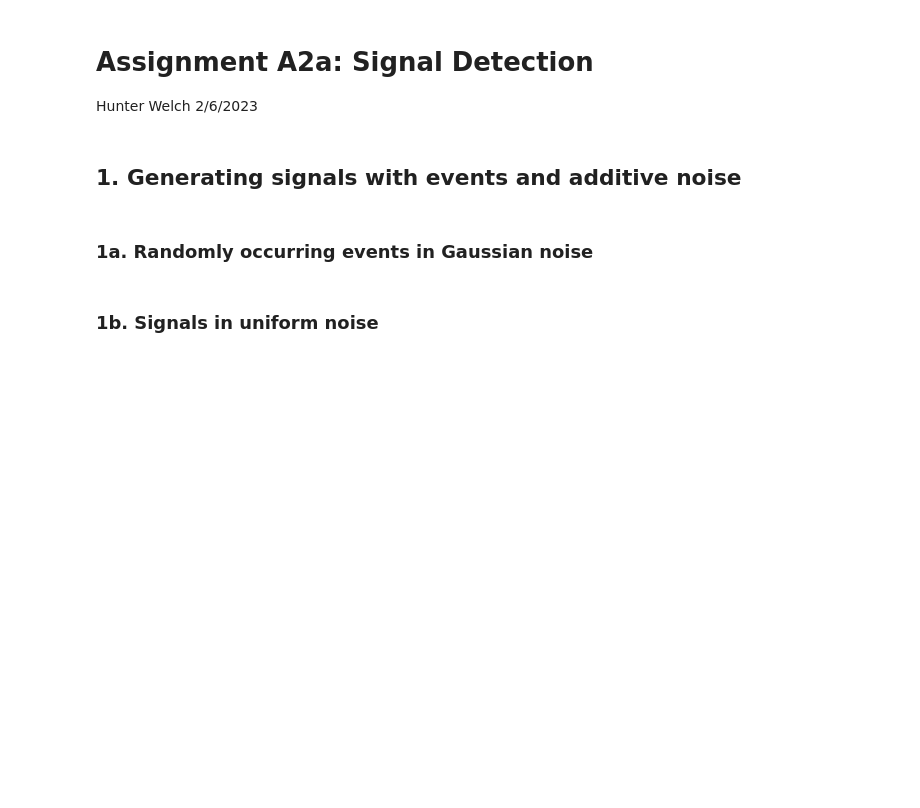
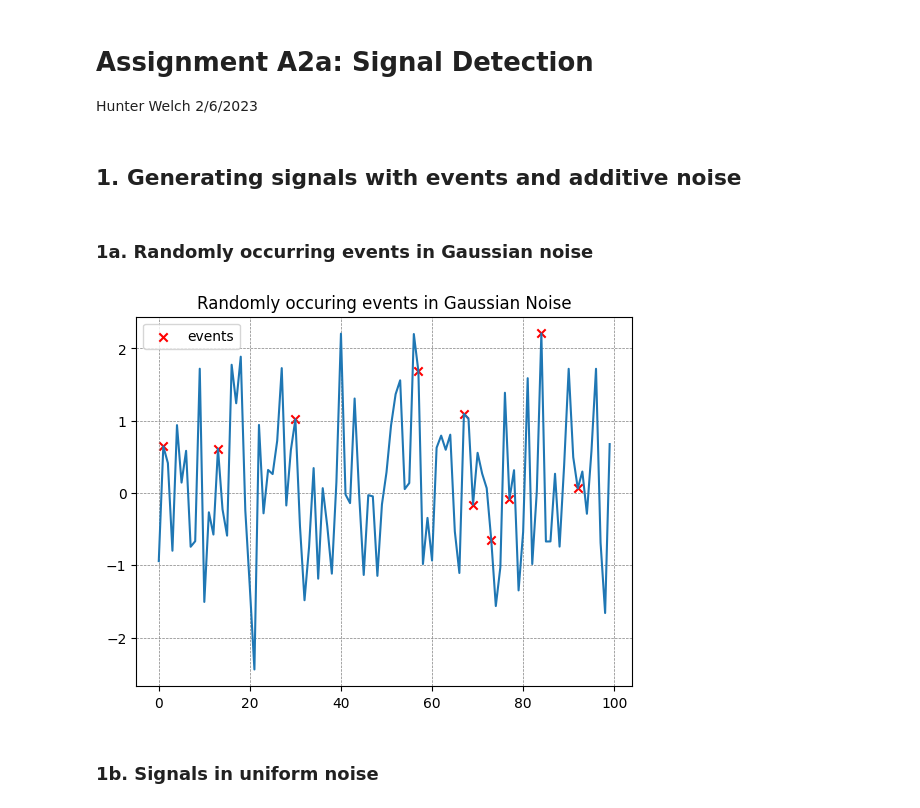
Before and after one commit to hwelch/computational_perception, a Jupyter notebook: A2/A2a/A2a_hjw36.ipynb, the cells around one changed output. Drawn from its saved outputs; the diff is of its cells as text; code cells hidden in the pictures; blank space fills up the shorter version.

```diff
--- a/A2/A2a/A2a_hjw36.ipynb
+++ b/A2/A2a/A2a_hjw36.ipynb
@@ -5,5 +5,11 @@ Hunter Welch 2/6/2023
 ## 1. Generating signals with events and additive noise
 # %% [markdown]
 ### 1a. Randomly occurring events in Gaussian noise
+# %%
+from noisy_gaussian import plot_genwaveform
+
+plot_genwaveform()
+# %% [output]
+[figure, added]
 # %% [markdown]
 ### 1b. Signals in uniform noise
```
Also changed, not shown: parts of 1 cell of this notebook, 2 other files.
